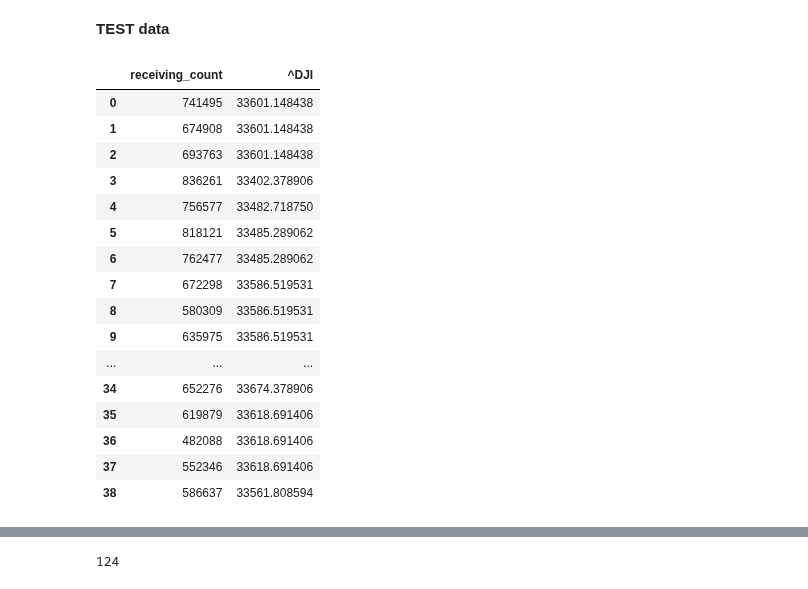
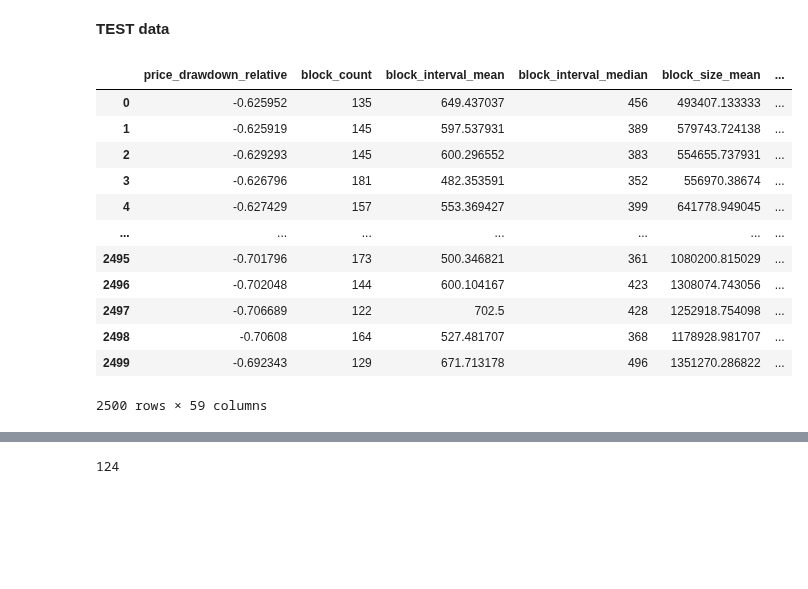
Before and after one commit to mohsenmolaei/seriesnet_based, a Jupyter notebook: seriesNet.ipynb, the cells around one changed output, grey strips where cells are left out. Drawn from its saved outputs; the diff is of its cells as text; code cells hidden in the pictures; blank space fills up the shorter version.

```diff
--- a/seriesNet.ipynb
+++ b/seriesNet.ipynb
@@ -144,30 +188,36 @@ cond.columns =col
 # %% [markdown]
 **TEST data**
-# %%
-test_data= pd.read_csv('test_data.csv')
-# test_data.set_index("time_stamp",inplace=True,drop=True)
-
-xtest = test_data.price_usd_close
-condtest = test_data[["receiving_count", "^DJI"]]
-ytest = test_data.price_usd_close
-# %% [output]
-|  | receiving_count | ^DJI |
-| 0 | 741495 | 33601.148438 |
-| 1 | 674908 | 33601.148438 |
-| 2 | 693763 | 33601.148438 |
-| 3 | 836261 | 33402.378906 |
-| 4 | 756577 | 33482.718750 |
-| 5 | 818121 | 33485.289062 |
-| 6 | 762477 | 33485.289062 |
-| 7 | 672298 | 33586.519531 |
-| 8 | 580309 | 33586.519531 |
-| 9 | 635975 | 33586.519531 |
-| ... | ... | ... |
-| 34 | 652276 | 33674.378906 |
-| 35 | 619879 | 33618.691406 |
-| 36 | 482088 | 33618.691406 |
-| 37 | 552346 | 33618.691406 |
-| 38 | 586637 | 33561.808594 |
+# %%
+# داده های تست روزهای اخیر
+# test_data= pd.read_csv('test_data.csv')
+# xtest = test_data.price_usd_close
+# condtest = test_data[["receiving_count", "^DJI"]]
+# ytest = test_data.price_usd_close
+
+# داده های تست جدا شده از 143 روز اخر آموزش
+test_df = cond.iloc[-143:]
+cond = cond.iloc[:-143]
+Y = cond.price_usd_close
+cond = cond.drop("price_usd_close",axis=1)
+
+xtest = test_df.price_usd_close
+condtest = test_df.drop("price_usd_close",axis=1)
+condtest =condtest[f_col]
+ytest = test_df.price_usd_close
+# %% [output]
+|  | price_drawdown_relative | block_count | block_interval_mean | block_interval_median | block_size_mean | ... |
+| 0 | -0.625952 | 135 | 649.437037 | 456 | 493407.133333 | ... |
+| 1 | -0.625919 | 145 | 597.537931 | 389 | 579743.724138 | ... |
+| 2 | -0.629293 | 145 | 600.296552 | 383 | 554655.737931 | ... |
+| 3 | -0.626796 | 181 | 482.353591 | 352 | 556970.38674 | ... |
+| 4 | -0.627429 | 157 | 553.369427 | 399 | 641778.949045 | ... |
+| ... | ... | ... | ... | ... | ... | ... |
+| 2495 | -0.701796 | 173 | 500.346821 | 361 | 1080200.815029 | ... |
+| 2496 | -0.702048 | 144 | 600.104167 | 423 | 1308074.743056 | ... |
+| 2497 | -0.706689 | 122 | 702.5 | 428 | 1252918.754098 | ... |
+| 2498 | -0.70608 | 164 | 527.481707 | 368 | 1178928.981707 | ... |
+| 2499 | -0.692343 | 129 | 671.713178 | 496 | 1351270.286822 | ... |
+2500 rows × 59 columns
 # %%
 """# scale features"""
 from sklearn.preprocessing import StandardScaler, MinMaxScaler
```
Also changed, not shown: parts of 16 cells of this notebook.
